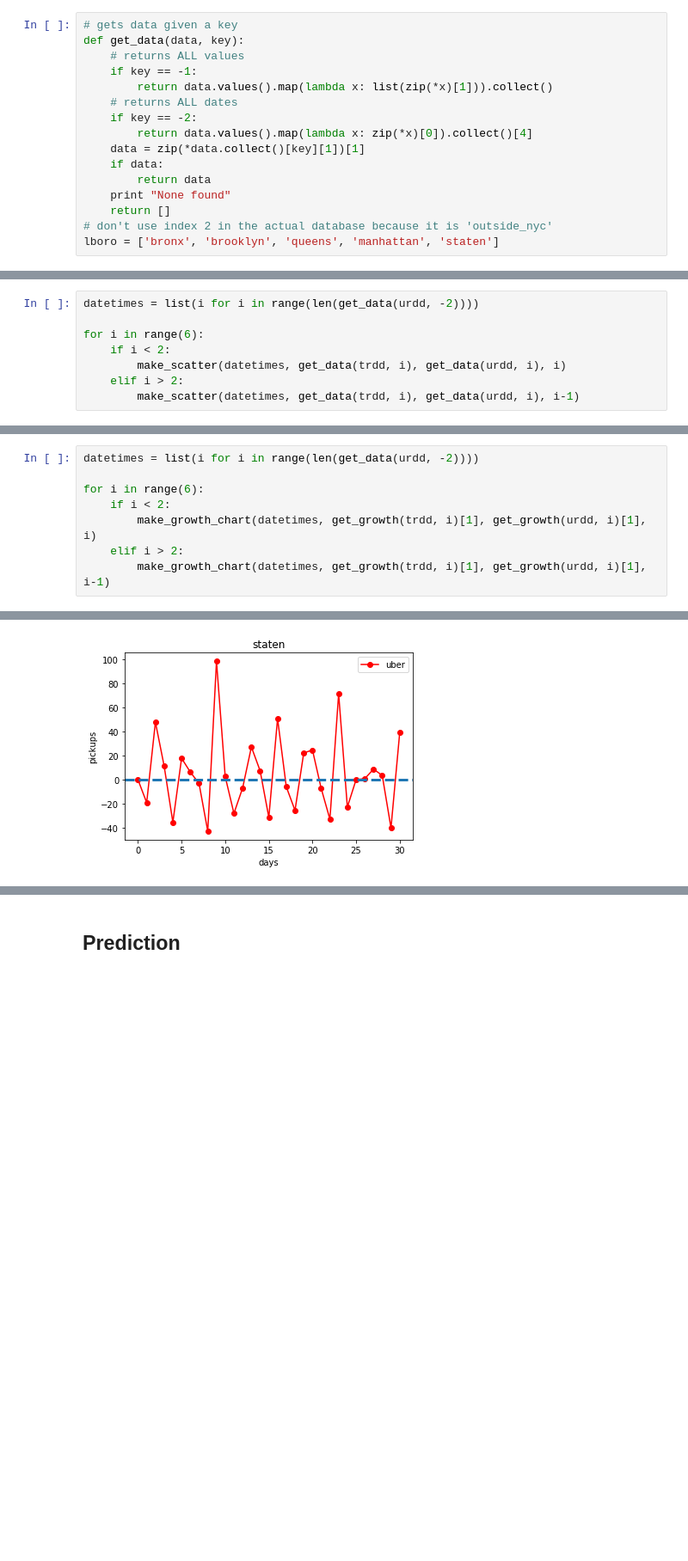
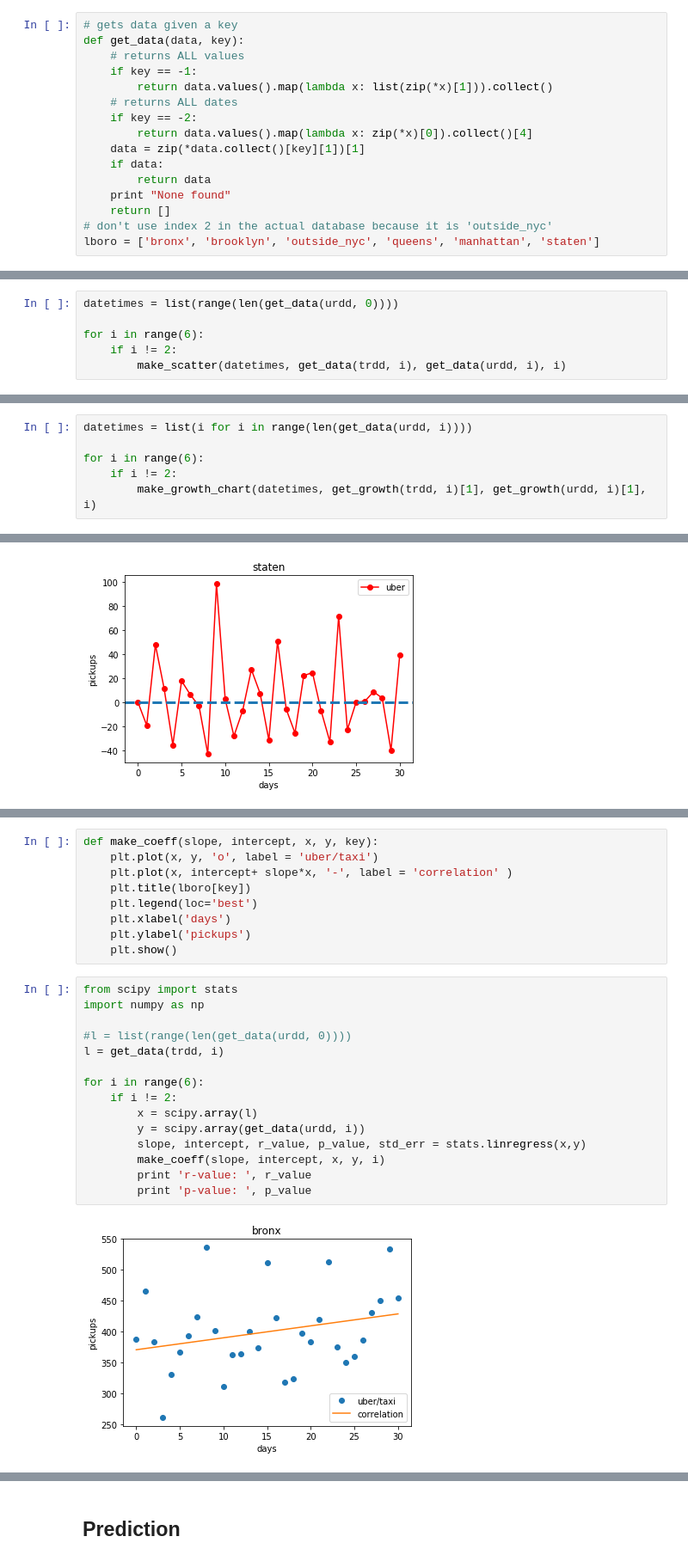
Before and after one commit to eunik/taxi_vs_uber, a Jupyter notebook: taxi_vs_uber.ipynb, the cells around one changed output, grey strips where cells are left out. Shown: that part at 86% size. Drawn from its saved outputs; the diff is of its cells as text; blank space fills up the shorter version.

```diff
--- a/taxi_vs_uber.ipynb
+++ b/taxi_vs_uber.ipynb
@@ -113,7 +113,7 @@ def get_data(data, key):
     print "None found"
     return []
 # don't use index 2 in the actual database because it is 'outside_nyc'
-lboro = ['bronx', 'brooklyn', 'queens', 'manhattan', 'staten']
+lboro = ['bronx', 'brooklyn', 'outside_nyc', 'queens', 'manhattan', 'staten']
 # %% [markdown]
 ### Scatter Line Graph for Taxi vs Uber
 # %%
@@ -128,13 +128,11 @@ def make_scatter(time, tvalues, uvalues, key):
 # %% [markdown]
 #### We will first make a scatter to observe the data
 # %%
-datetimes = list(i for i in range(len(get_data(urdd, -2))))
+datetimes = list(range(len(get_data(urdd, 0))))
 
 for i in range(6):
-    if i < 2:
+    if i != 2:
         make_scatter(datetimes, get_data(trdd, i), get_data(urdd, i), i)
-    elif i > 2:
-        make_scatter(datetimes, get_data(trdd, i), get_data(urdd, i), i-1)
 # %% [output]
 [figure]
 [figure]
@@ -222,13 +229,11 @@ def make_growth_chart(time, tvalues, uvalues, key):
     plt.ylabel('pickups')
     plt.show()
 # %%
-datetimes = list(i for i in range(len(get_data(urdd, -2))))
+datetimes = list(i for i in range(len(get_data(urdd, i))))
 
 for i in range(6):
-    if i < 2:
+    if i != 2:
         make_growth_chart(datetimes, get_growth(trdd, i)[1], get_growth(urdd, i)[1], i)
-    elif i > 2:
-        make_growth_chart(datetimes, get_growth(trdd, i)[1], get_growth(urdd, i)[1], i-1)
 # %% [output]
 [figure]
 [figure]
@@ -237,0 +245,26 @@ for i in range(6):
+# %%
+def make_coeff(slope, intercept, x, y, key):
+    plt.plot(x, y, 'o', label = 'uber/taxi')
+    plt.plot(x, intercept+ slope*x, '-', label = 'correlation' )
+    plt.title(lboro[key])
+    plt.legend(loc='best')
+    plt.xlabel('days')
+    plt.ylabel('pickups')
+    plt.show()
+# %%
+from scipy import stats
+import numpy as np
+
+#l = list(range(len(get_data(urdd, 0))))
+l = get_data(trdd, i)
+
+for i in range(6):
+    if i != 2:
+        x = scipy.array(l)
+        y = scipy.array(get_data(urdd, i))
+        slope, intercept, r_value, p_value, std_err = stats.linregress(x,y)
+        make_coeff(slope, intercept, x, y, i)
+        print 'r-value: ', r_value
+        print 'p-value: ', p_value
+# %% [output]
+[figure, added]
```
Also changed, not shown: parts of 10 cells of this notebook.
